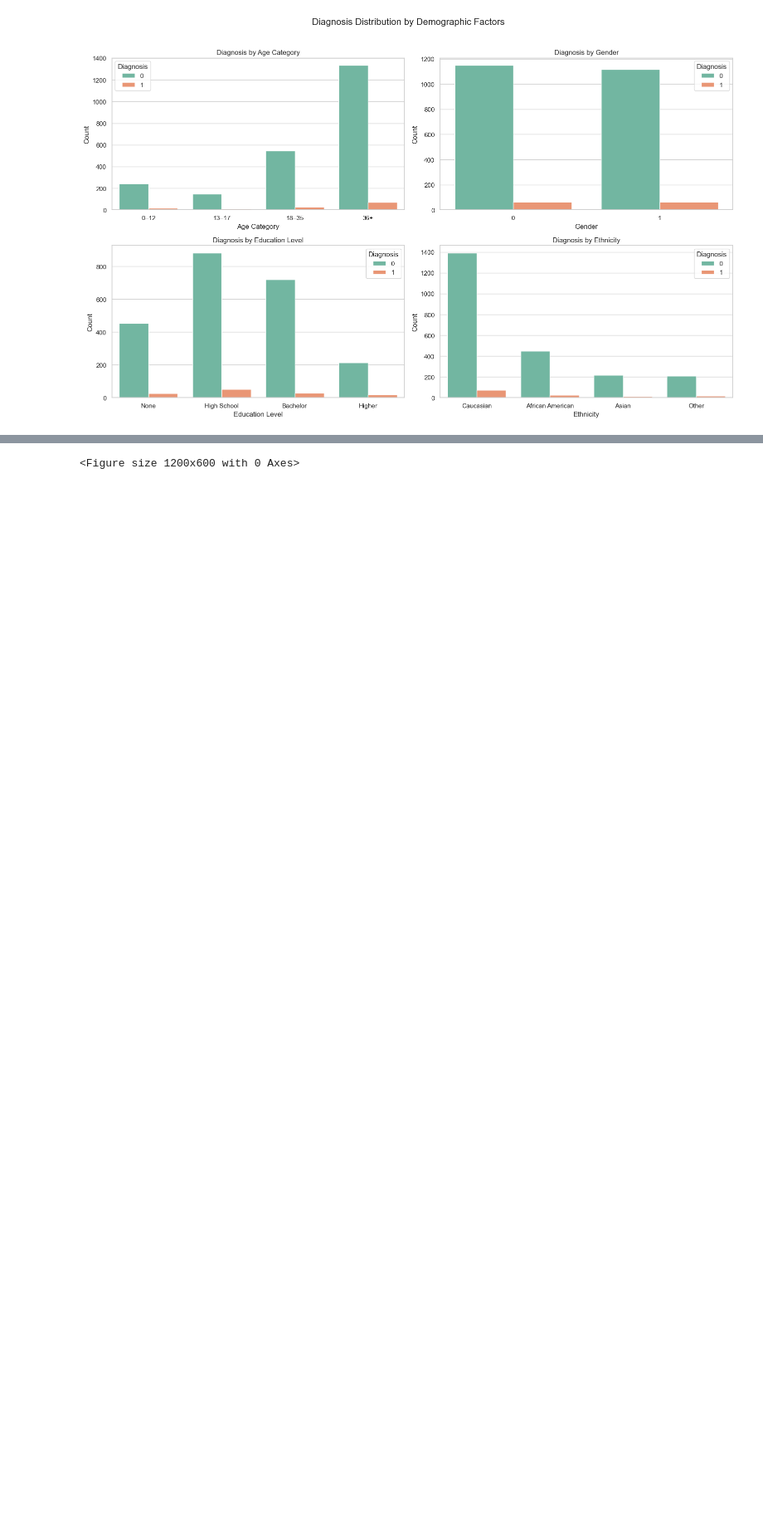
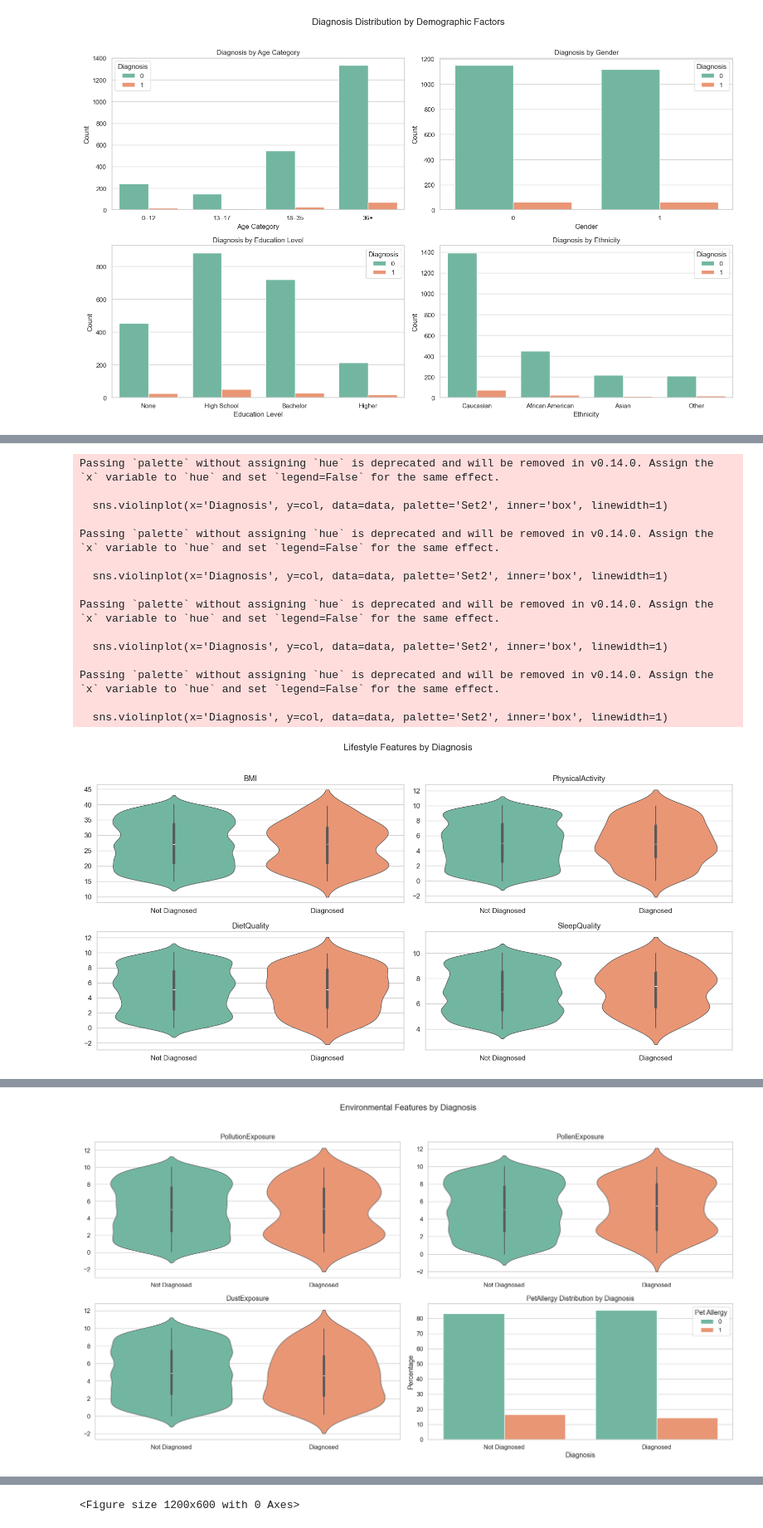
Before and after one commit to mdsri/Wakeb_coop, a Jupyter notebook: Week 2/EDA_2_clean.ipynb, the cells around one changed output, grey strips where cells are left out. Shown at 83% size. Drawn from its saved outputs; the diff is of its cells as text; code cells hidden in the pictures; blank space fills up the shorter version.

Commit message:
Visualize Pet Allergy in barchart

```diff
--- a/Week 2/EDA_2_clean.ipynb
+++ b/Week 2/EDA_2_clean.ipynb
@@ -311,0 +255,79 @@ Passing `palette` without assigning `hue` is deprecated and will be removed in v
+# %%
+# --- Feature groups ---
+lifestyle_cols = ['BMI', 'PhysicalActivity', 'DietQuality', 'SleepQuality']
+environment_cont_cols = ['PollutionExposure', 'PollenExposure', 'DustExposure']
+environment_bin_col = 'PetAllergy'
+measurement_cols = ['LungFunctionFEV1', 'LungFunctionFVC']
+
+# ----- Lifestyle Features -----
+plt.figure(figsize=(16, 8))
+for idx, col in enumerate(lifestyle_cols):
+    plt.subplot(2, 2, idx + 1)
+    sns.violinplot(x='Diagnosis', y=col, data=data, palette='Set2', inner='box', linewidth=1)
+    plt.title(col)
+    plt.xlabel('')
+    plt.ylabel('')
+    plt.xticks([0, 1], ['Not Diagnosed', 'Diagnosed'])
+
+plt.suptitle("Lifestyle Features by Diagnosis", fontsize=16)
+plt.tight_layout(rect=[0, 0, 1, 0.96])
+plt.show()
+
+# ----- Environmental Features (Including PetAllergy) -----
+plt.figure(figsize=(18, 10))
+
+# Continuous environmental features
+for idx, col in enumerate(environment_cont_cols):
+    plt.subplot(2, 2, idx + 1)
+    sns.violinplot(x='Diagnosis', y=col, data=data, palette='Set2', inner='box', linewidth=1)
+    plt.title(col)
+    plt.xlabel('')
+    plt.ylabel('')
+    plt.xticks([0, 1], ['Not Diagnosed', 'Diagnosed'])
+
+# Binary PetAllergy
+plt.subplot(2, 2, 4)
+pet_ct = pd.crosstab(data['Diagnosis'], data[environment_bin_col], normalize='index') * 100
+pet_ct = pet_ct.reset_index().melt(id_vars='Diagnosis', var_name='Pet Allergy', value_name='Percentage')
+
+sns.barplot(data=pet_ct, x='Diagnosis', y='Percentage', hue='Pet Allergy', palette='Set2')
+plt.title('PetAllergy Distribution by Diagnosis')
+plt.xlabel('Diagnosis')
+plt.ylabel('Percentage')
+plt.xticks([0, 1], ['Not Diagnosed', 'Diagnosed'])
+plt.legend(title='Pet Allergy')
+
+plt.suptitle("Environmental Features by Diagnosis", fontsize=16)
+plt.tight_layout(rect=[0, 0, 1, 0.96])
+plt.show()
+
+# ----- Measurement Features -----
+plt.figure(figsize=(12, 5))
+for idx, col in enumerate(measurement_cols):
+    plt.subplot(1, 2, idx + 1)
+    sns.violinplot(x='Diagnosis', y=col, data=data, palette='Set2', inner='box', linewidth=1)
+    plt.title(col)
+    plt.xlabel('')
+    plt.ylabel('')
+    plt.xticks([0, 1], ['Not Diagnosed', 'Diagnosed'])
+
+plt.suptitle("Lung Function Measurements by Diagnosis", fontsize=16)
+plt.tight_layout(rect=[0, 0, 1, 0.96])
+plt.show()
+# %% [output]
+Passing `palette` without assigning `hue` is deprecated and will be removed in v0.14.0. Assign the `x` variable to `hue` and set `legend=False` for the same effect.
+
+  sns.violinplot(x='Diagnosis', y=col, data=data, palette='Set2', inner='box', linewidth=1)
+
+Passing `palette` without assigning `hue` is deprecated and will be removed in v0.14.0. Assign the `x` variable to `hue` and set `legend=False` for the same effect.
+
+  sns.violinplot(x='Diagnosis', y=col, data=data, palette='Set2', inner='box', linewidth=1)
+
+Passing `palette` without assigning `hue` is deprecated and will be removed in v0.14.0. Assign the `x` variable to `hue` and set `legend=False` for the same effect.
+
+  sns.violinplot(x='Diagnosis', y=col, data=data, palette='Set2', inner='box', linewidth=1)
+
+Passing `palette` without assigning `hue` is deprecated and will be removed in v0.14.0. Assign the `x` variable to `hue` and set `legend=False` for the same effect.
+
+  sns.violinplot(x='Diagnosis', y=col, data=data, palette='Set2', inner='box', linewidth=1)
+[figure, added]
@@ -311,0 +345 @@ Passing `palette` without assigning `hue` is deprecated and will be removed in v
+[figure, added]
```
Also changed, not shown: parts of 2 cells of this notebook.
